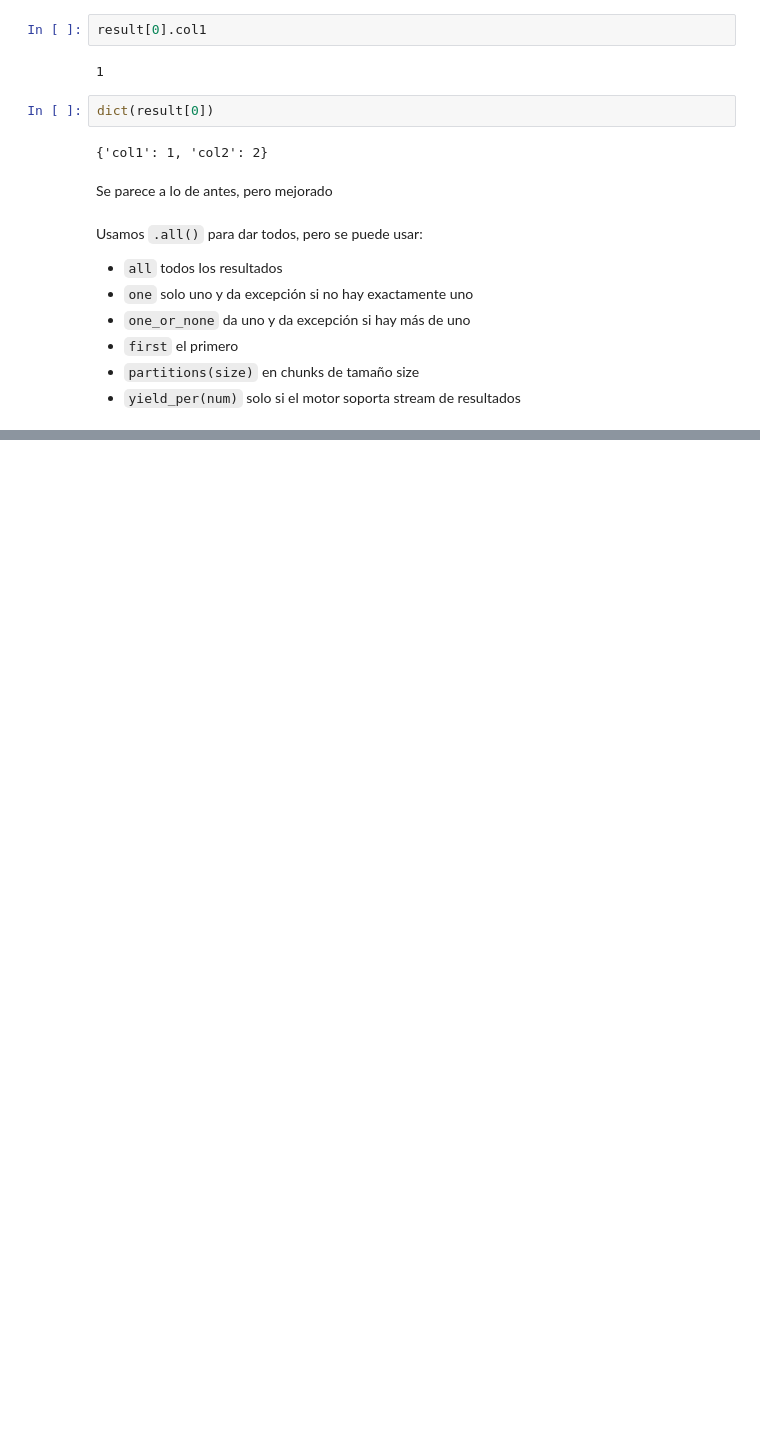
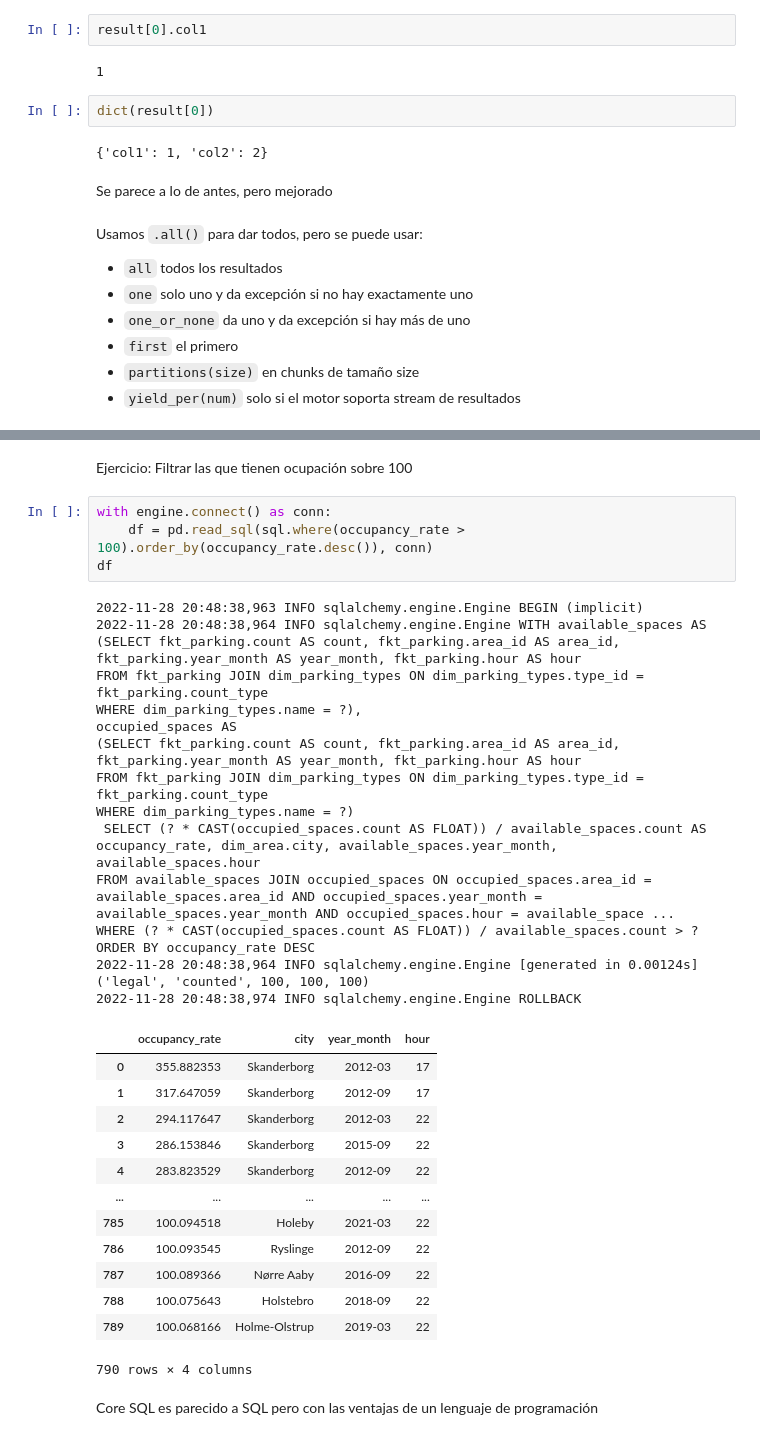
Before and after one commit to ferrandonea/tut_bbdd, a Jupyter notebook: sqlalchemy_orm_basic.ipynb, the cells around one changed output, grey strips where cells are left out. Cells and saved outputs as stored; diff of their text form; blank space fills up the shorter version.

```diff
--- a/sqlalchemy_orm_basic.ipynb
+++ b/sqlalchemy_orm_basic.ipynb
@@ -595,0 +1107,36 @@ Usamos `.all()` para dar todos, pero se puede usar:
+# %% [markdown]
+Ejercicio: Filtrar las que tienen ocupación sobre 100
+# %%
+with engine.connect() as conn:
+    df = pd.read_sql(sql.where(occupancy_rate > 100).order_by(occupancy_rate.desc()), conn)
+df
+# %% [output]
+2022-11-28 20:48:38,963 INFO sqlalchemy.engine.Engine BEGIN (implicit)
+2022-11-28 20:48:38,964 INFO sqlalchemy.engine.Engine WITH available_spaces AS
+(SELECT fkt_parking.count AS count, fkt_parking.area_id AS area_id, fkt_parking.year_month AS year_month, fkt_parking.hour AS hour
+FROM fkt_parking JOIN dim_parking_types ON dim_parking_types.type_id = fkt_parking.count_type
+WHERE dim_parking_types.name = ?),
+occupied_spaces AS
+(SELECT fkt_parking.count AS count, fkt_parking.area_id AS area_id, fkt_parking.year_month AS year_month, fkt_parking.hour AS hour
+FROM fkt_parking JOIN dim_parking_types ON dim_parking_types.type_id = fkt_parking.count_type
+WHERE dim_parking_types.name = ?)
+ SELECT (? * CAST(occupied_spaces.count AS FLOAT)) / available_spaces.count AS occupancy_rate, dim_area.city, available_spaces.year_month, available_spaces.hour
+FROM available_spaces JOIN occupied_spaces ON occupied_spaces.area_id = available_spaces.area_id AND occupied_spaces.year_month = available_spaces.year_month AND occupied_spaces.hour = available_space ...
+WHERE (? * CAST(occupied_spaces.count AS FLOAT)) / available_spaces.count > ? ORDER BY occupancy_rate DESC
+2022-11-28 20:48:38,964 INFO sqlalchemy.engine.Engine [generated in 0.00124s] ('legal', 'counted', 100, 100, 100)
+2022-11-28 20:48:38,974 INFO sqlalchemy.engine.Engine ROLLBACK
+|  | occupancy_rate | city | year_month | hour |
+| 0 | 355.882353 | Skanderborg | 2012-03 | 17 |
+| 1 | 317.647059 | Skanderborg | 2012-09 | 17 |
+| 2 | 294.117647 | Skanderborg | 2012-03 | 22 |
+| 3 | 286.153846 | Skanderborg | 2015-09 | 22 |
+| 4 | 283.823529 | Skanderborg | 2012-09 | 22 |
+| ... | ... | ... | ... | ... |
+| 785 | 100.094518 | Holeby | 2021-03 | 22 |
+| 786 | 100.093545 | Ryslinge | 2012-09 | 22 |
+| 787 | 100.089366 | Nørre Aaby | 2016-09 | 22 |
+| 788 | 100.075643 | Holstebro | 2018-09 | 22 |
+| 789 | 100.068166 | Holme-Olstrup | 2019-03 | 22 |
+790 rows × 4 columns
+# %% [markdown]
+Core SQL es parecido a SQL pero con las ventajas de un lenguaje de programación
```
Also changed, not shown: parts of 146 cells of this notebook.
